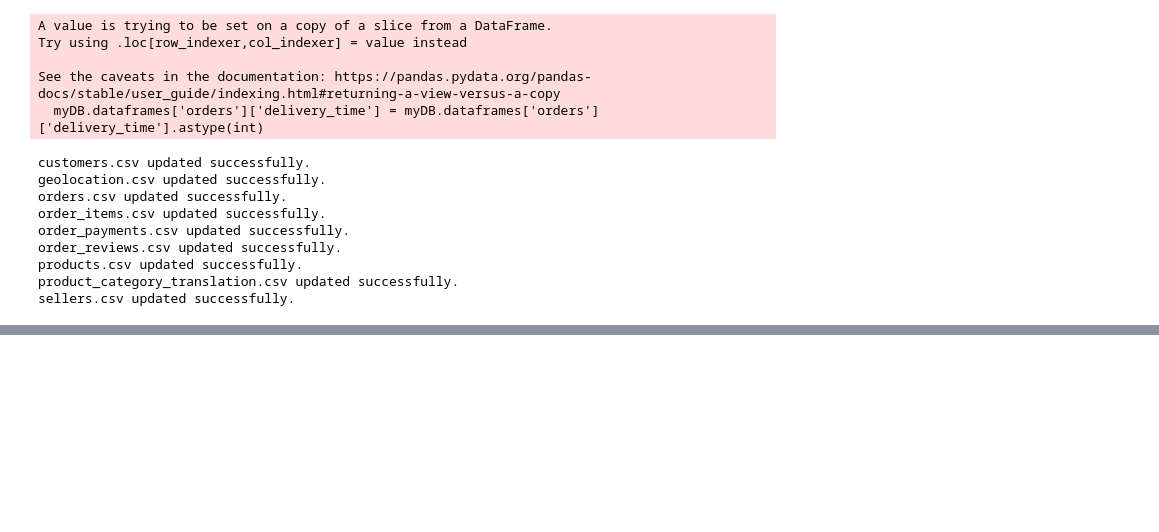
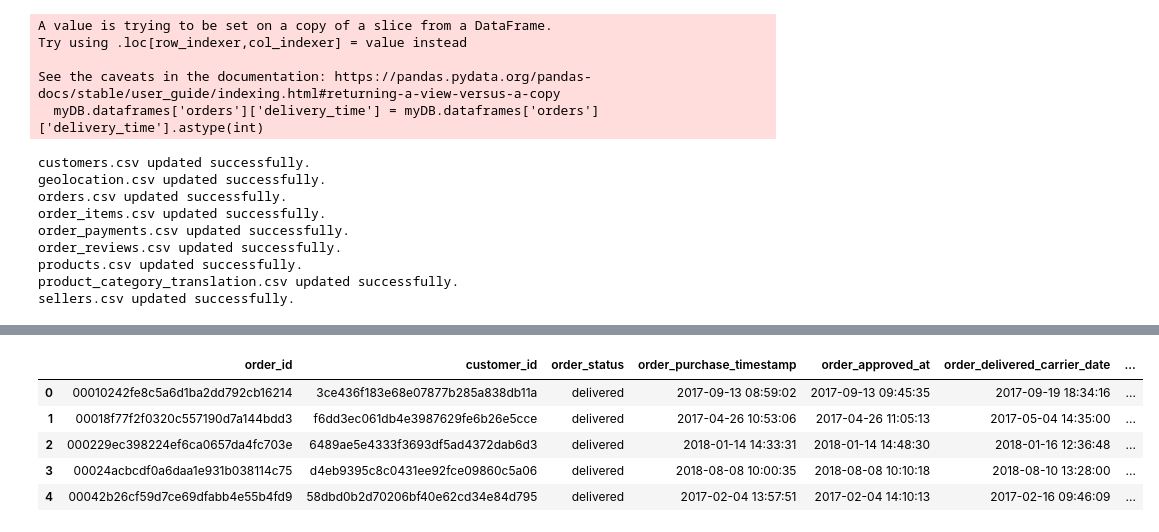
Before and after one commit to roxorman/final_project_wiley, a Jupyter notebook: Code/main.ipynb, the cells around one changed output, grey strips where cells are left out. Saved outputs shown, nothing was run; the diff lists cells and outputs as text; code cells hidden in the pictures; blank space fills up the shorter version.

```diff
--- a/Code/main.ipynb
+++ b/Code/main.ipynb
@@ -256,0 +331,9 @@ sellers.csv updated successfully.
+# %%
+myDB.dataframes['orders'].head()
+# %% [output]
+|  | order_id | customer_id | order_status | order_purchase_timestamp | order_approved_at | order_delivered_carrier_date | ... |
+| 0 | 00010242fe8c5a6d1ba2dd792cb16214 | 3ce436f183e68e07877b285a838db11a | delivered | 2017-09-13 08:59:02 | 2017-09-13 09:45:35 | 2017-09-19 18:34:16 | ... |
+| 1 | 00018f77f2f0320c557190d7a144bdd3 | f6dd3ec061db4e3987629fe6b26e5cce | delivered | 2017-04-26 10:53:06 | 2017-04-26 11:05:13 | 2017-05-04 14:35:00 | ... |
+| 2 | 000229ec398224ef6ca0657da4fc703e | 6489ae5e4333f3693df5ad4372dab6d3 | delivered | 2018-01-14 14:33:31 | 2018-01-14 14:48:30 | 2018-01-16 12:36:48 | ... |
+| 3 | 00024acbcdf0a6daa1e931b038114c75 | d4eb9395c8c0431ee92fce09860c5a06 | delivered | 2018-08-08 10:00:35 | 2018-08-08 10:10:18 | 2018-08-10 13:28:00 | ... |
+| 4 | 00042b26cf59d7ce69dfabb4e55b4fd9 | 58dbd0b2d70206bf40e62cd34e84d795 | delivered | 2017-02-04 13:57:51 | 2017-02-04 14:10:13 | 2017-02-16 09:46:09 | ... |
```
Also changed, not shown: parts of 13 cells of this notebook, 1 other file.
